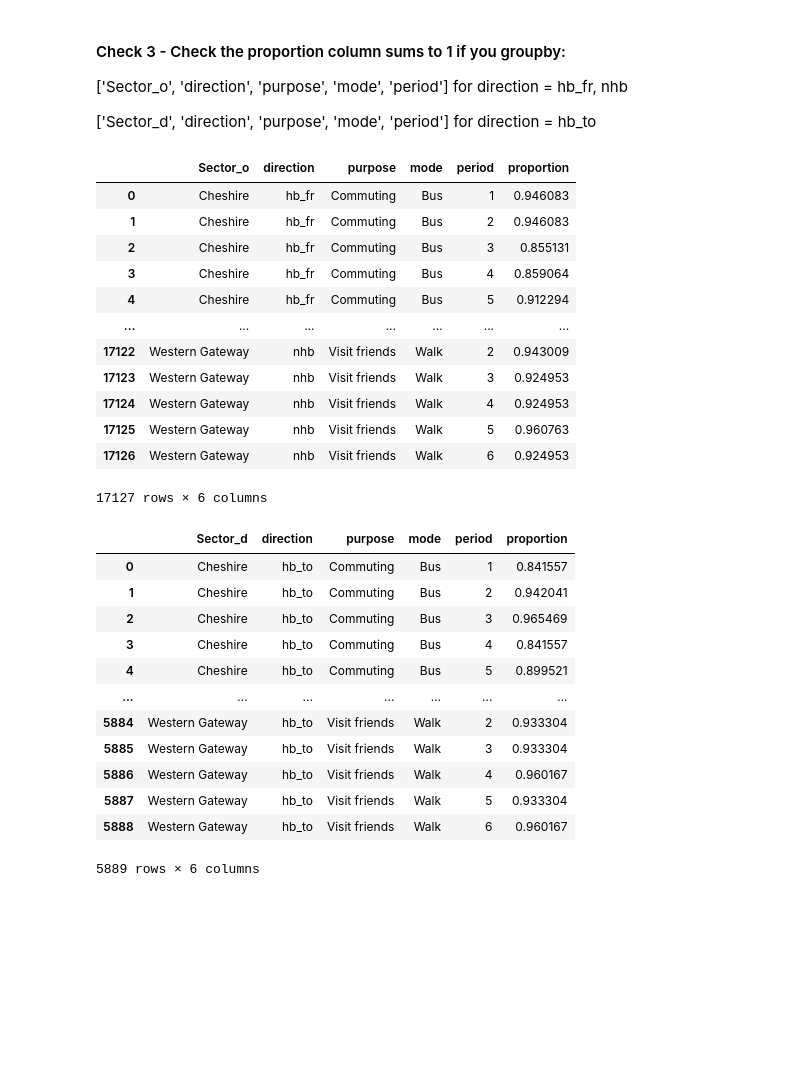
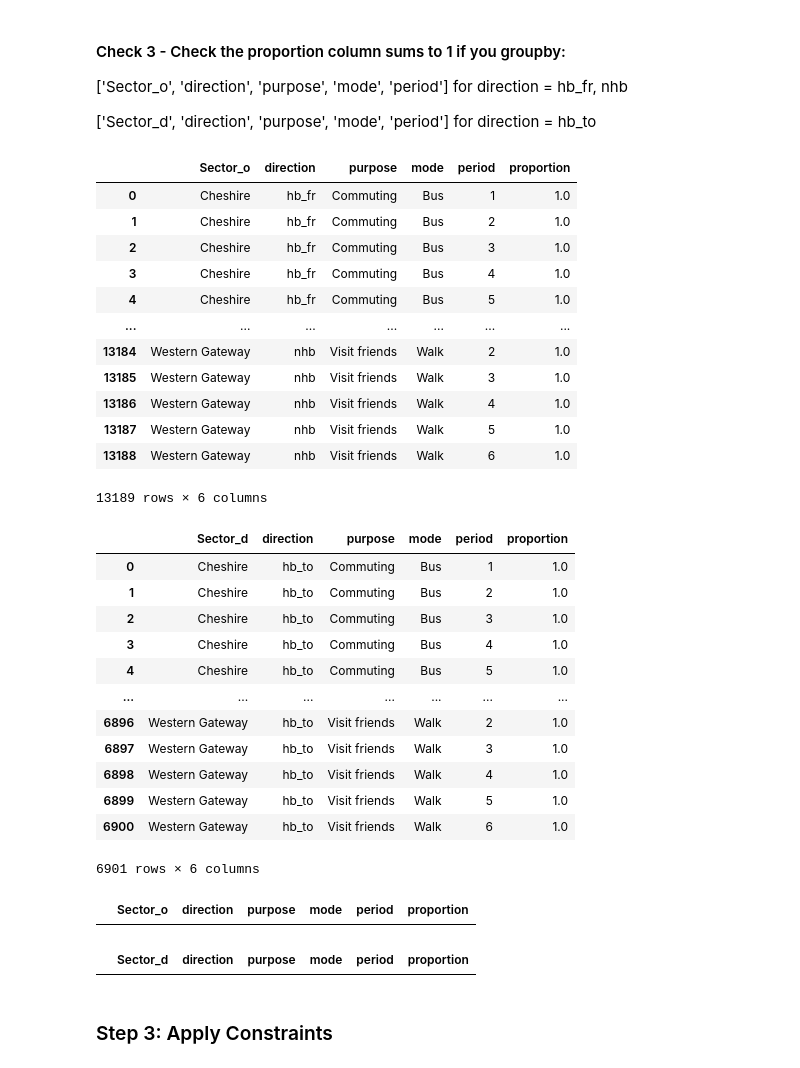
Before and after one commit to rachelm-ar/NTS-Processing, a Jupyter notebook: python/post_tour_adj/car_adjustment.ipynb, the cells around one changed output. Cells and saved outputs as stored; diff of their text form; code cells hidden in the pictures; blank space fills up the shorter version.

```diff
--- a/python/post_tour_adj/car_adjustment.ipynb
+++ b/python/post_tour_adj/car_adjustment.ipynb
@@ -35,6 +37,6 @@ Tour_model_output.head()
 | 3 | West Yorkshire | West Yorkshire | Walk | Commuting | hb_fr | 4 | 51696.947005 |
 | 4 | West Yorkshire | West Yorkshire | Walk | Commuting | hb_fr | 5 | 25580.167447 |
 # %%
-bespoke_sectors = pd.read_excel(r'I:\NTS\WP2\Tour Model Output Analysis\Bespoke_Sectors.xlsx')
+bespoke_sectors = pd.read_csv(r'I:\NTS\imports\tour_adjust_imports\bespoke_sectors_v1.1.csv')
 bespoke_sectors.head()
 # %% [output]
@@ -46,6 +48,6 @@ bespoke_sectors.head()
 | 4 | TfN | Greater Manchester | North West | 5 | Greater Manchester | 1 |
 # %%
 Tour_model_output = pd.merge(Tour_model_output, bespoke_sectors, left_on= 'tmz_o' , right_on= 'county' , how= 'inner')
-Tour_model_output = Tour_model_output.rename(columns={'Sector_ID':'Sector_ID_o', 'Sector':'Sector_o'}).drop(columns=['STB','county','Region','id'])
+Tour_model_output = Tour_model_output.rename(columns={'Sector_ID':'Sector_ID_o', 'Sector':'Sector_o'}).drop(columns=['STB','county','Level','Region'])
 Tour_model_output = pd.merge(Tour_model_output, bespoke_sectors, left_on= 'tmz_d' , right_on= 'county' , how= 'inner')
-Tour_model_output = Tour_model_output.rename(columns={'Sector_ID':'Sector_ID_d', 'Sector':'Sector_d'}).drop(columns=['STB','county','Region','id'])
+Tour_model_output = Tour_model_output.rename(columns={'Sector_ID':'Sector_ID_d', 'Sector':'Sector_d'}).drop(columns=['STB','county','Level','Region'])
@@ -77,24 +75,28 @@ Tour_model_output
 # %%
 df = Tour_model_output.copy()
 # %%
+# Function to create proportion column to calculate the proportion of total trips based on the direction
 def calc_props(df, dirr):
     if (dirr == 'hb_fr') | (dirr == 'nhb'):
         df_total = df.groupby(['direction','mode','purpose','period','Sector_o','Sector_ID_o'])['trips'].sum().reset_index()
         df_total.rename(columns={'trips':'total_trips'}, inplace=True)
         df = pd.merge(df, df_total, on=['direction','mode','purpose','period','Sector_o','Sector_ID_o'], how='left')
-        df['prop'] = df.trips / df.total_trips
+        df['proportion'] = df.trips / df.total_trips
     else:
         df_total = df.groupby(['direction','mode','purpose','period','Sector_d','Sector_ID_d'])['trips'].sum().reset_index()
         df_total.rename(columns={'trips':'total_trips'}, inplace=True)
         df = pd.merge(df, df_total, on=['direction','mode','purpose','period','Sector_d','Sector_ID_d'], how='left')
-        df['prop'] = df.trips / df.total_trips
+        df['proportion'] = df.trips / df.total_trips
     return df
 
+#Call function for filtered directions
 result_list = []
 for dirr in ['hb_fr','nhb', 'hb_to']:
     df_filter = df.loc[df['direction'] == dirr]
     df_out = calc_props(df_filter, dirr)
     result_list.append(df_out)
+
+# Append all filtered directions
 result_df = pd.concat(result_list, ignore_index=True)
 # %%
 df = result_df
@@ -218,35 +225,51 @@ total_sector_constraint_trips
 ['Sector_d', 'direction', 'purpose', 'mode', 'period'] for direction = hb_to
 # %%
 grouped_df1 = df1.groupby(['Sector_o','direction','purpose', 'mode', 'period'])['proportion'].sum().reset_index()
+grouped_df1['proportion'] = grouped_df1['proportion'].astype(float)
 grouped_df1
 # %% [output]
 |  | Sector_o | direction | purpose | mode | period | proportion |
-| 0 | Cheshire | hb_fr | Commuting | Bus | 1 | 0.946083 |
-| 1 | Cheshire | hb_fr | Commuting | Bus | 2 | 0.946083 |
-| 2 | Cheshire | hb_fr | Commuting | Bus | 3 | 0.855131 |
-| 3 | Cheshire | hb_fr | Commuting | Bus | 4 | 0.859064 |
-| 4 | Cheshire | hb_fr | Commuting | Bus | 5 | 0.912294 |
+| 0 | Cheshire | hb_fr | Commuting | Bus | 1 | 1.0 |
+| 1 | Cheshire | hb_fr | Commuting | Bus | 2 | 1.0 |
+| 2 | Cheshire | hb_fr | Commuting | Bus | 3 | 1.0 |
+| 3 | Cheshire | hb_fr | Commuting | Bus | 4 | 1.0 |
+| 4 | Cheshire | hb_fr | Commuting | Bus | 5 | 1.0 |
 | ... | ... | ... | ... | ... | ... | ... |
-| 17122 | Western Gateway | nhb | Visit friends | Walk | 2 | 0.943009 |
-| 17123 | Western Gateway | nhb | Visit friends | Walk | 3 | 0.924953 |
-| 17124 | Western Gateway | nhb | Visit friends | Walk | 4 | 0.924953 |
-| 17125 | Western Gateway | nhb | Visit friends | Walk | 5 | 0.960763 |
-| 17126 | Western Gateway | nhb | Visit friends | Walk | 6 | 0.924953 |
+| 13184 | Western Gateway | nhb | Visit friends | Walk | 2 | 1.0 |
+| 13185 | Western Gateway | nhb | Visit friends | Walk | 3 | 1.0 |
+| 13186 | Western Gateway | nhb | Visit friends | Walk | 4 | 1.0 |
+| 13187 | Western Gateway | nhb | Visit friends | Walk | 5 | 1.0 |
+| 13188 | Western Gateway | nhb | Visit friends | Walk | 6 | 1.0 |
-17127 rows × 6 columns
+13189 rows × 6 columns
 # %%
 grouped_df2 = df2.groupby(['Sector_d','direction','purpose', 'mode', 'period'])['proportion'].sum().reset_index()
+grouped_df2['proportion'] = grouped_df2['proportion'].astype(float)
 grouped_df2
 # %% [output]
 |  | Sector_d | direction | purpose | mode | period | proportion |
-| 0 | Cheshire | hb_to | Commuting | Bus | 1 | 0.841557 |
-| 1 | Cheshire | hb_to | Commuting | Bus | 2 | 0.942041 |
-| 2 | Cheshire | hb_to | Commuting | Bus | 3 | 0.965469 |
-| 3 | Cheshire | hb_to | Commuting | Bus | 4 | 0.841557 |
-| 4 | Cheshire | hb_to | Commuting | Bus | 5 | 0.899521 |
+| 0 | Cheshire | hb_to | Commuting | Bus | 1 | 1.0 |
+| 1 | Cheshire | hb_to | Commuting | Bus | 2 | 1.0 |
+| 2 | Cheshire | hb_to | Commuting | Bus | 3 | 1.0 |
+| 3 | Cheshire | hb_to | Commuting | Bus | 4 | 1.0 |
+| 4 | Cheshire | hb_to | Commuting | Bus | 5 | 1.0 |
 | ... | ... | ... | ... | ... | ... | ... |
-| 5884 | Western Gateway | hb_to | Visit friends | Walk | 2 | 0.933304 |
-| 5885 | Western Gateway | hb_to | Visit friends | Walk | 3 | 0.933304 |
-| 5886 | Western Gateway | hb_to | Visit friends | Walk | 4 | 0.960167 |
-| 5887 | Western Gateway | hb_to | Visit friends | Walk | 5 | 0.933304 |
-| 5888 | Western Gateway | hb_to | Visit friends | Walk | 6 | 0.960167 |
+| 6896 | Western Gateway | hb_to | Visit friends | Walk | 2 | 1.0 |
+| 6897 | Western Gateway | hb_to | Visit friends | Walk | 3 | 1.0 |
+| 6898 | Western Gateway | hb_to | Visit friends | Walk | 4 | 1.0 |
+| 6899 | Western Gateway | hb_to | Visit friends | Walk | 5 | 1.0 |
+| 6900 | Western Gateway | hb_to | Visit friends | Walk | 6 | 1.0 |
-5889 rows × 6 columns
+6901 rows × 6 columns
+# %%
+#Check for sectors where proportion != 1 considering a tolerance level of 0.000001 (i.e., proportion is between 0.999999 and 1.000001)
+grouped_df1_filtered = grouped_df1[~grouped_df1['proportion'].between(1-1e-6, 1+1e-6)]
+grouped_df1_filtered
+# %% [output]
+|  | Sector_o | direction | purpose | mode | period | proportion |
+# %%
+#Check for sectors where proportion != 1 considering a tolerance level of 0.000001 (i.e., proportion is between 0.999999 and 1.000001)
+grouped_df2_filtered = grouped_df2[~grouped_df2['proportion'].between(1-1e-6, 1+1e-6)]
+grouped_df2_filtered
+# %% [output]
+|  | Sector_d | direction | purpose | mode | period | proportion |
+# %% [markdown]
+### Step 3: Apply Constraints
```
Also changed, not shown: parts of 32 cells of this notebook.
